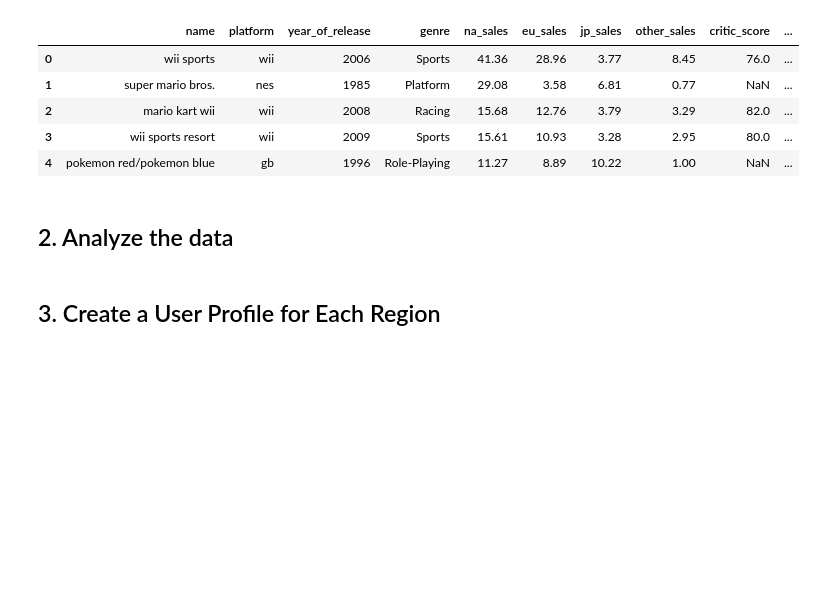
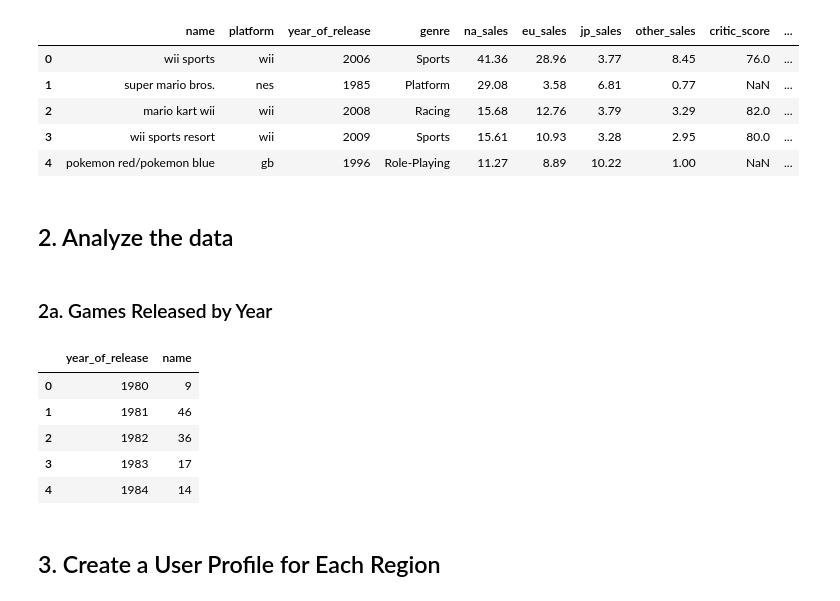
Before and after one commit to kellyshreeve/Forecasting-Global-Video-Game-Preference, a Jupyter notebook: Data Analysis.ipynb, the cells around one changed output. Drawn from its saved outputs; the diff is of its cells as text; code cells hidden in the pictures; blank space fills up the shorter version.

```diff
--- a/Data Analysis.ipynb
+++ b/Data Analysis.ipynb
@@ -366,16 +334,3 @@ us_hist.update_layout({
 us_hist.show()
 # %% [markdown]
 user_score is highly left skewed, so I will fill missing values with the median.
-# %%
-# Fill rows that are missing on user_score but not missing on critic_score with the median of user_score
-vg['user_score'] = vg['user_score'][vg['critic_score'].notna()].fillna(vg['user_score'].median())
-
-# Check that all appropriate values have been filled
-notna_na_2 = len(vg[(vg['user_score'].isna()) & (vg['critic_score'].notna())])
-median_na = len(vg[(vg['user_score']==vg['user_score'].median()) & (vg['critic_score'].isna())])
-
-print(f'The number of rows missing user_score where there is a critic_score is: {notna_na_2}')
-print(f'The number of rows where user_score is the median and critic_score is missing: {median_na}')
-
-display(vg[vg['user_score']==vg['user_score'].median()].head(15))
-display(vg[vg['user_score'].isna()].head(15))
@@ -416,0 +337,5 @@ The number of rows where user_score is the median and critic_score is missing: 0
+# %%
+# Fill rows that are missing on user_score but not missing on critic_score with the median of user_score
+s1 = vg['critic_score'].notna()
+
+vg.loc[s1, 'user_score'] = vg.loc[s1, 'user_score'].fillna(vg['user_score'].median())
@@ -417,15 +355,2 @@ The number of rows where user_score is the median and critic_score is missing: 0
 # %% [markdown]
 Missing user_scores are replaced with the median of user_score in rows where critic_score is present. User_scores have been left as missing values in rows that are also missing critic_score.
-# %%
-# Fill missing critic_scores that have a user_score with the median of critic_score
-vg['critic_score'] = vg['critic_score'][vg['user_score'].notna()].fillna(vg['critic_score'].median())
-
-# Check that all appropriate values have been filled
-notna_na_2 = len(vg[(vg['critic_score'].isna()) & (vg['user_score'].notna())])
-median_na = len(vg[(vg['critic_score']==vg['critic_score'].median()) & (vg['user_score'].isna())])
-
-print(f'The number of rows missing critic_score where there is a user_score is: {notna_na_2}')
-print(f'The number of rows where critic_score is the median and user_score is missing: {median_na}')
-
-display(vg[vg['critic_score']==vg['critic_score'].median()].head(15))
-display(vg[vg['critic_score'].isna()].head(15))
@@ -491,0 +357,5 @@ All missing values are filled. There are no missing values in the dataset.
+# %%
+# Fill missing critic_scores that have a user_score with the median of critic_score
+s1 = vg['user_score'].notna()
+
+vg.loc[s1, 'critic_score'] = vg.loc[s1, 'critic_score'].fillna(vg['critic_score'].median())
@@ -565,3 +478,17 @@ vg.head()
 | 4 | pokemon red/pokemon blue | gb | 1996 | Role-Playing | 11.27 | 8.89 | 10.22 | 1.00 | NaN | ... |
 # %% [markdown]
 ## 2. Analyze the data
+# %% [markdown]
+### 2a. Games Released by Year
+# %%
+# Find the number of games released by year
+games_by_year = vg.groupby('year_of_release')['name'].count().reset_index()
+
+display(games_by_year.head())
+# %% [output]
+|  | year_of_release | name |
+| 0 | 1980 | 9 |
+| 1 | 1981 | 46 |
+| 2 | 1982 | 36 |
+| 3 | 1983 | 17 |
+| 4 | 1984 | 14 |
```
Also changed, not shown: parts of 13 cells of this notebook.
